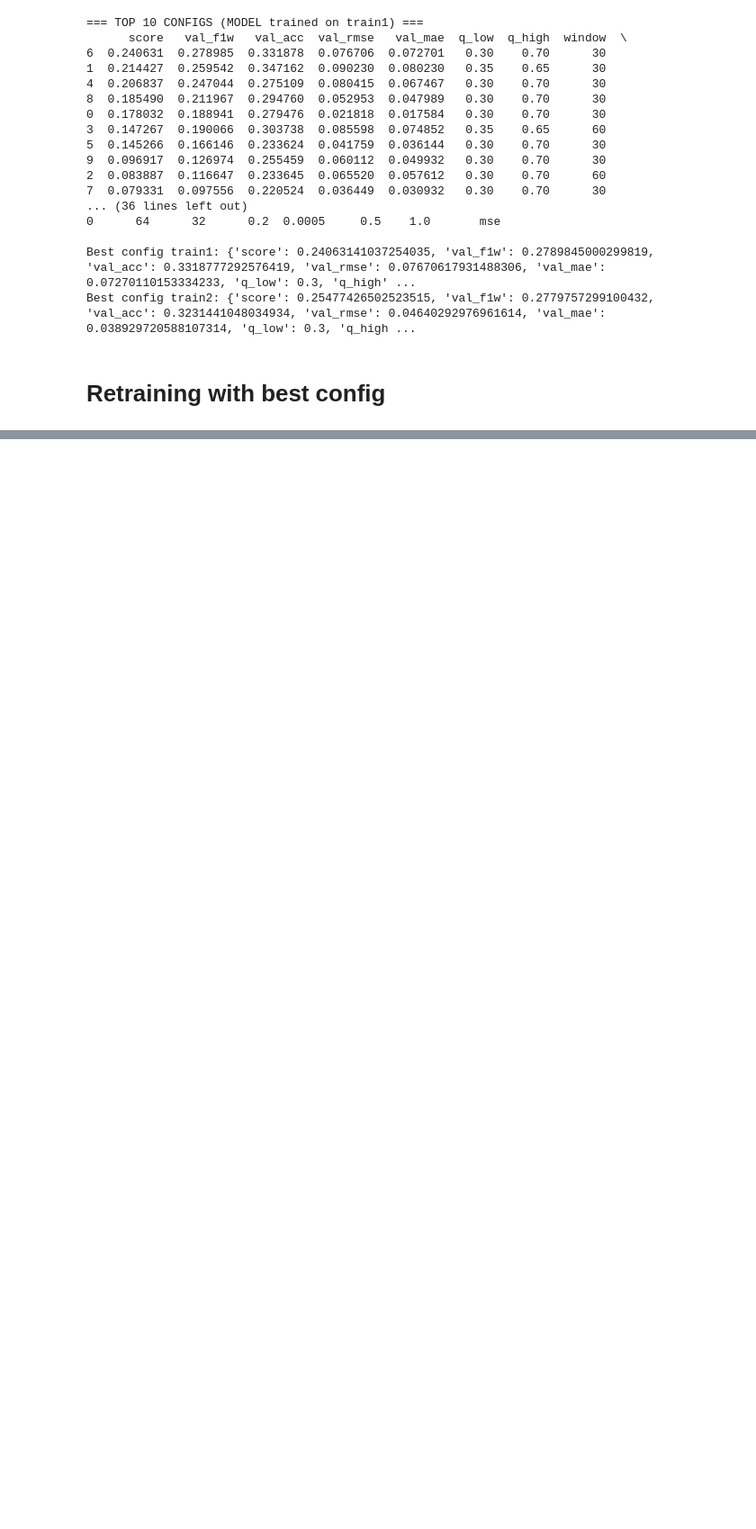
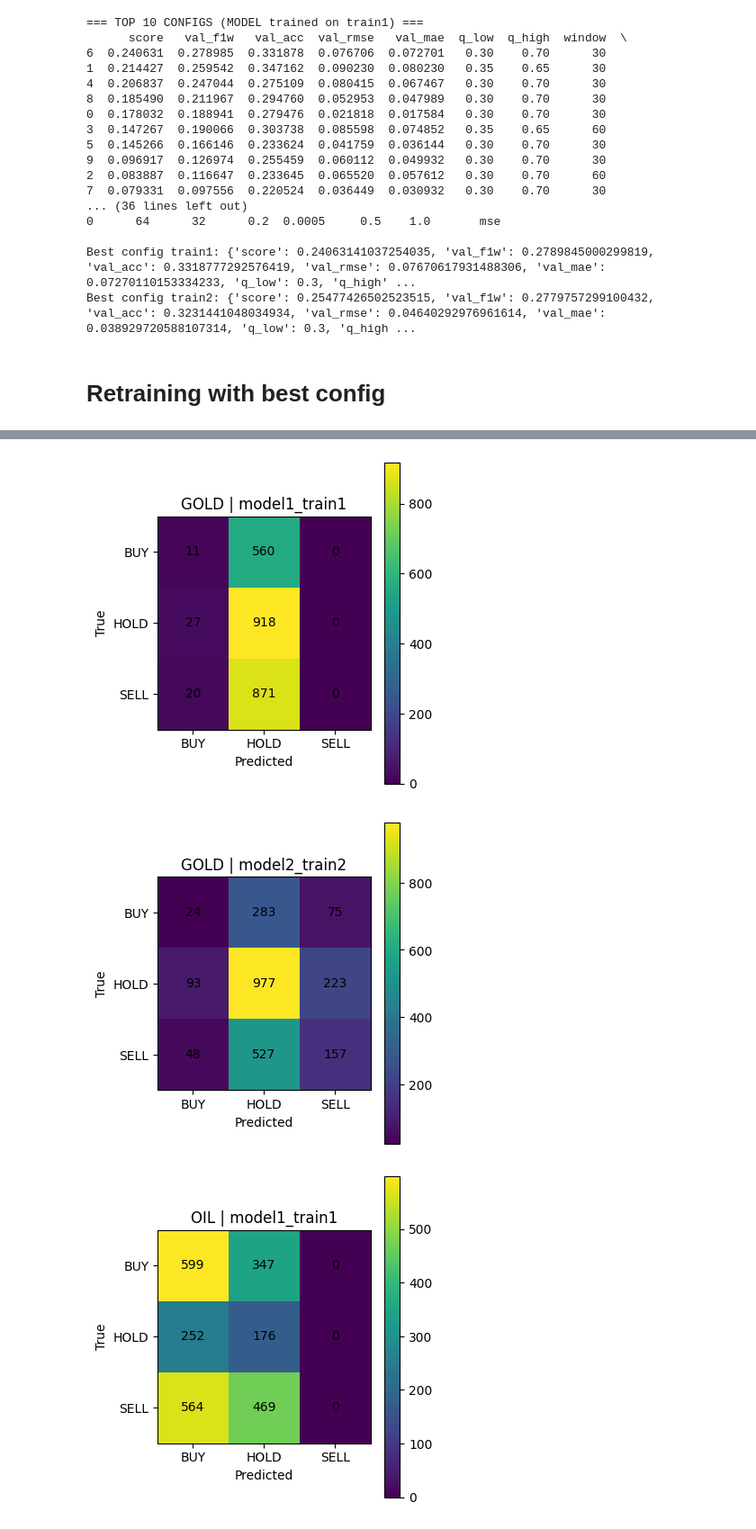
Before and after one commit to San0160/Stocks_Predection, a Jupyter notebook: Stocks.ipynb, the cells around one changed output, grey strips where cells are left out. Shown at 90% size. Drawn from its saved outputs; the diff is of its cells as text; code cells hidden in the pictures; blank space fills up the shorter version.

```diff
--- a/Stocks.ipynb
+++ b/Stocks.ipynb
@@ -820,8 +782,10 @@ train_scaled = scaler.transform(train_data)
 test_scaled = scaler.transform(test_data)
 # %%
 #X_train X_test, t_train, y_test split
-
 def create_dataset(dataset, time_step = 1):
+    """
+    Creates time window
+    """
     X, y = [], []
     for i in range(time_step, len(dataset)):
         X.append(dataset[i-time_step:i, 0])
@@ -2248,8 +2175,8 @@ Best config train2: {'score': 0.25477426502523515, 'val_f1w': 0.2779757299100432
 # Retraining with best config
 # %%
 BEST = {
-    "q_low": 0.30,
-    "q_high": 0.70,
+    "q_low": 0.25, # initially, 0.30
+    "q_high": 0.75, # initially, 0.70
     "window": 30,
     "units1": 64,
     "units2": 32,
@@ -2311,0 +2426,5 @@ def build_lstm_multitask(window, n_features, units1=64, units2=32, dropout=0.2,
+# %%
+# Load em
+model1_final = tf.keras.models.load_model("model1_final.keras")
+scaler1_final = joblib.load("scaler1_final.pkl")
+meta1 = joblib.load("meta1.pkl")
@@ -2311,0 +2556,33 @@ def build_lstm_multitask(window, n_features, units1=64, units2=32, dropout=0.2,
+# %%
+import matplotlib.pyplot as plt
+import numpy as np
+
+class_names = ["BUY", "HOLD", "SELL"]
+
+def plot_confusion_matrix(cm, title):
+    plt.figure(figsize=(4,4))
+    plt.imshow(cm)
+    plt.title(title)
+    plt.colorbar()
+    plt.xticks(range(3), class_names)
+    plt.yticks(range(3), class_names)
+    plt.xlabel("Predicted")
+    plt.ylabel("True")
+
+    for i in range(3):
+        for j in range(3):
+            plt.text(j, i, cm[i, j], ha = "center", va = "center")
+
+    plt.tight_layout()
+    plt.show()
+
+# Plot all confusion matrices
+for asset_name, model_name, m in results:
+    plot_confusion_matrix(
+        m["conf_mat"],
+        f"{asset_name} | {model_name}"
+    )
+# %% [output]
+[figure, added]
+[figure, added]
+[figure, added]
```
Also changed, not shown: parts of 99 cells of this notebook, 6 other files.
